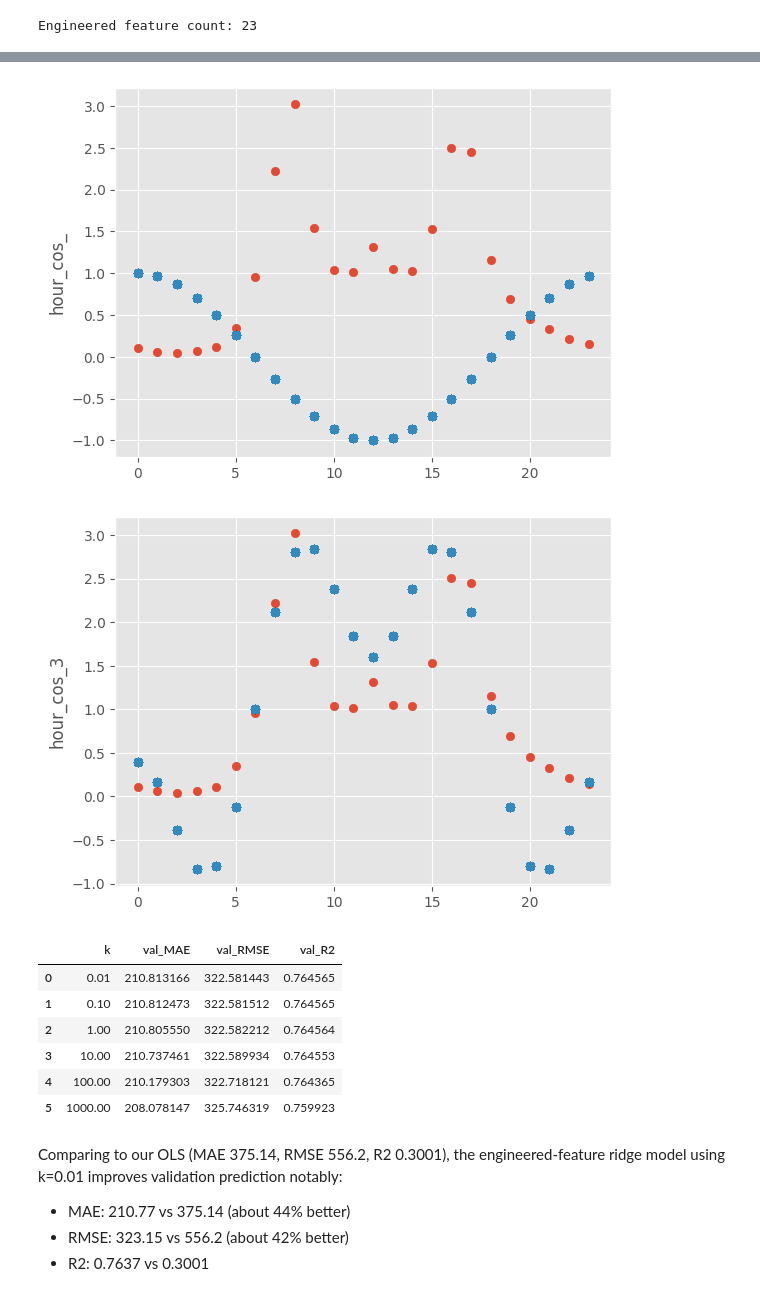
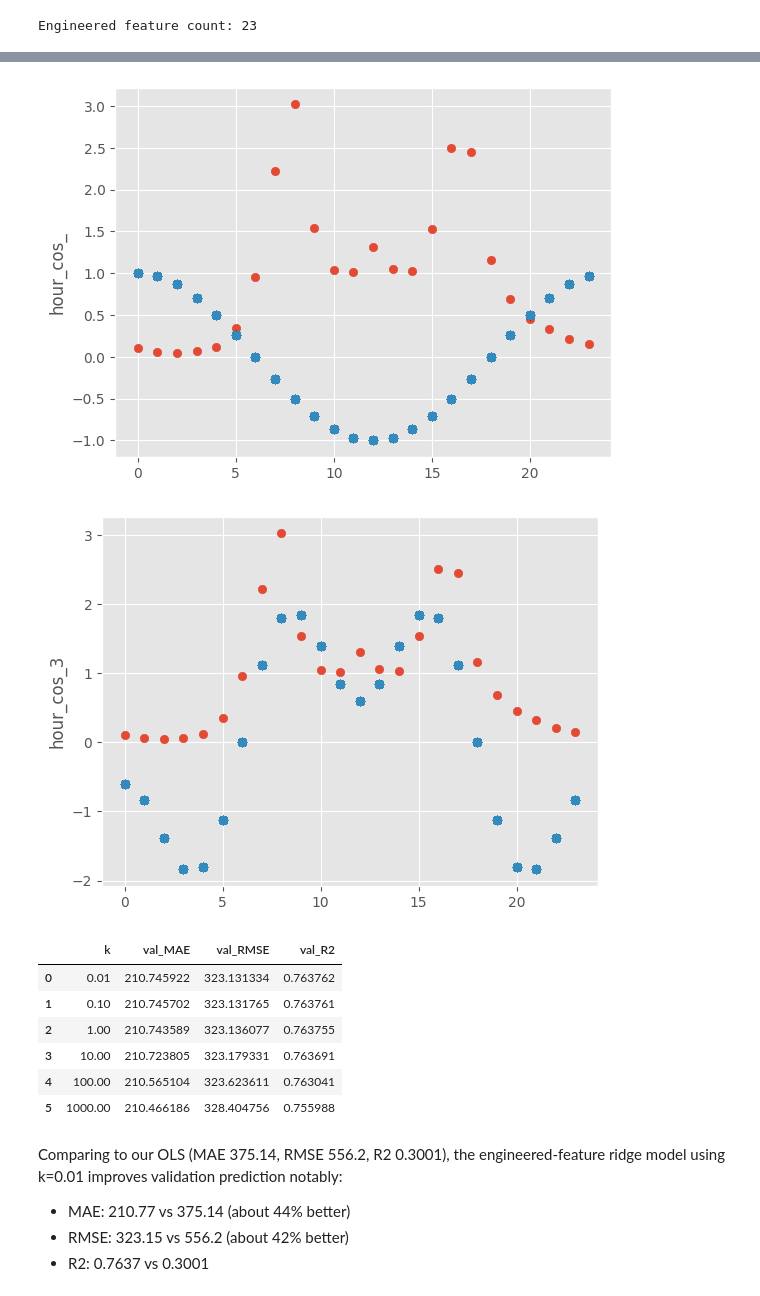
Before and after one commit to julianbarfoed/bike-proj-exam, a Jupyter notebook: sol.ipynb, the cells around one changed output, grey strips where cells are left out. Saved outputs shown, nothing was run; the diff lists cells and outputs as text; code cells hidden in the pictures.

```diff
--- a/sol.ipynb
+++ b/sol.ipynb
@@ -361,14 +361,12 @@ def feature_engineering(data):
     d = data.copy()
 
     # cyclical temporal features
-    for k in [1, 2]:
+    for k in [1, 2, 3]:
         d[f'hour_sin_{k}'] = np.sin(k * 2 * np.pi * d['hour'] / 24)
         d[f'hour_cos_{k}'] = np.cos(k * 2 * np.pi * d['hour'] / 24)
 
-    d[f'hour_cos_3'] = np.cos(3 * 2 * np.pi * d['hour'] / 24) + 1
-    d[f"temp_x_hour_cos_3"] = d["temperature_C"] * d[f"hour_cos_3"]
 
-    d['dow_sin'] = np.sin(2 * np.pi * (d['day_of_week'] + 5) / 7)
+    d['dow_sin'] = np.sin(2 * np.pi * d['day_of_week'] / 7)
     d['dow_cos'] = np.cos(1.5 * np.pi * (d['day_of_week']) / 7)
 
     d['month_sin'] = np.sin(2 * np.pi * (d['month'] +0) / 12)
@@ -381,7 +379,7 @@ def feature_engineering(data):
     d['log_precip'] = np.log1p(d['precipitation_mm'])
 
     # interactions
-    for k in [1, 2]:
+    for k in [1, 2, 3]:
         d[f"temp_x_hour_sin_{k}"] = d["temperature_C"] * d[f"hour_sin_{k}"]
         d[f"temp_x_hour_cos_{k}"] = d["temperature_C"] * d[f"hour_cos_{k}"]
 
@@ -417,7 +415,7 @@ train_eng = feature_engineering(train_s)
 means_hour = train_eng[["hour", "bike_count"]].groupby("hour").mean()
 means_hour_cos_3 = train_eng[["hour", 'temp_x_hour_cos_3']].groupby("hour").mean()
 
-plt.scatter(means_hour.index, means_hour["bike_count"] / 500)
+plt.scatter(means_hour.index, means_hour["bike_count"] / 70)
 plt.scatter(means_hour_cos_3.index, means_hour_cos_3['temp_x_hour_cos_3'] )
 plt.ylabel("temp_x_hour_cos_3")
 plt.show()
@@ -439,5 +437,5 @@ plt.close()
 [figure]
-[figure, old version]
+[figure, new version]
 # %%
 train_eng = feature_engineering(train_s)
 val_eng = feature_engineering(val_s)
@@ -513,12 +511,12 @@ results, best_k = tune_k(X_train_s, y_train, X_val_s, y_val, k_values)
 results
 # %% [output]
 |  | k | val_MAE | val_RMSE | val_R2 |
-| 0 | 0.01 | 210.813166 | 322.581443 | 0.764565 |
-| 1 | 0.10 | 210.812473 | 322.581512 | 0.764565 |
-| 2 | 1.00 | 210.805550 | 322.582212 | 0.764564 |
-| 3 | 10.00 | 210.737461 | 322.589934 | 0.764553 |
-| 4 | 100.00 | 210.179303 | 322.718121 | 0.764365 |
-| 5 | 1000.00 | 208.078147 | 325.746319 | 0.759923 |
+| 0 | 0.01 | 210.745922 | 323.131334 | 0.763762 |
+| 1 | 0.10 | 210.745702 | 323.131765 | 0.763761 |
+| 2 | 1.00 | 210.743589 | 323.136077 | 0.763755 |
+| 3 | 10.00 | 210.723805 | 323.179331 | 0.763691 |
+| 4 | 100.00 | 210.565104 | 323.623611 | 0.763041 |
+| 5 | 1000.00 | 210.466186 | 328.404756 | 0.755988 |
 # %% [markdown]
 Comparing to our OLS (MAE 375.14, RMSE 556.2, R2 0.3001), the engineered-feature ridge model using k=0.01 improves validation prediction notably:
 
```
Also changed, not shown: parts of 15 cells of this notebook.
